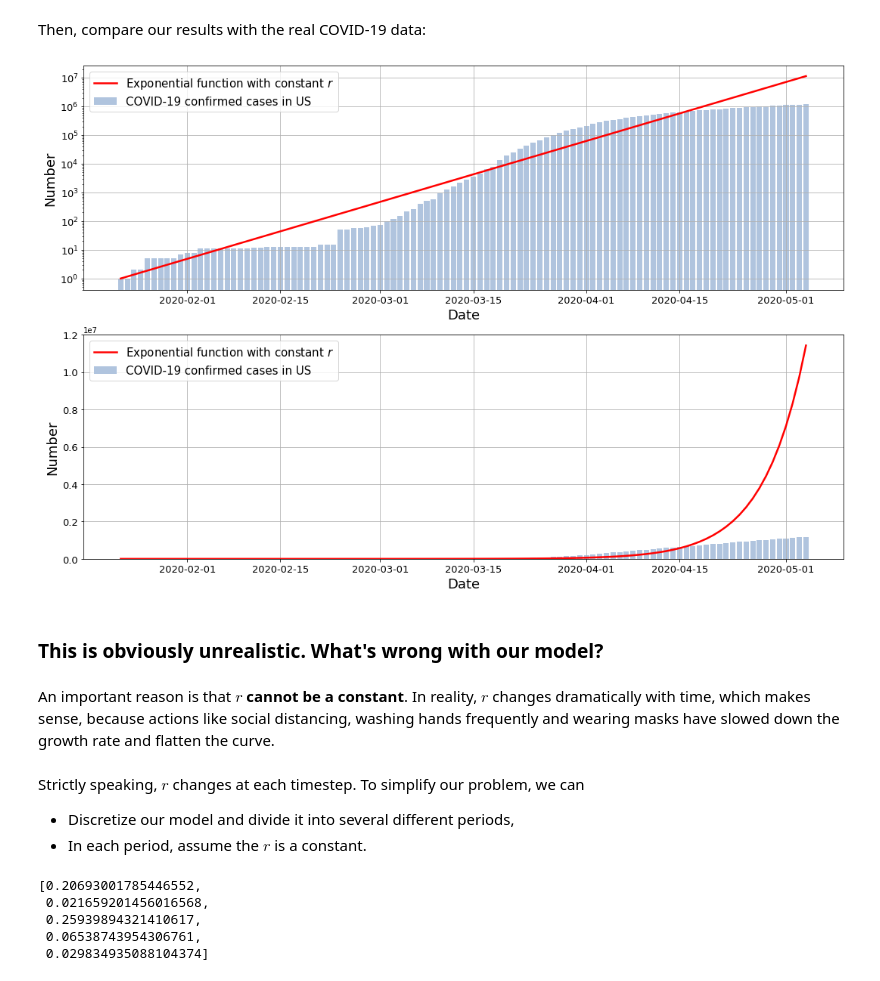
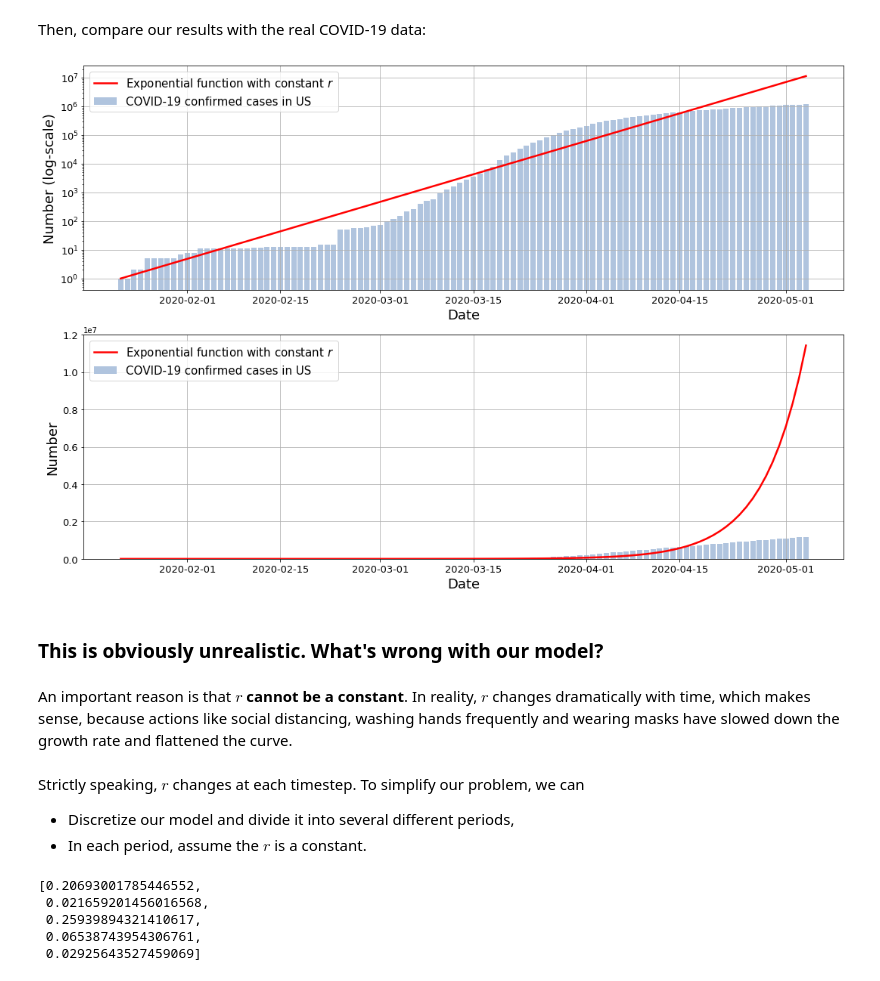
Before and after one commit to oet808/ATMENV315, a Jupyter notebook: COVID19/COVID19_exponential_growth_data_fitting.ipynb, the cells around one changed output. Saved outputs shown, nothing was run; the diff lists cells and outputs as text; code cells hidden in the pictures.

Commit message:
minor corrections made in the COVID19 exponential growth model notebook

```diff
--- a/COVID19/COVID19_exponential_growth_data_fitting.ipynb
+++ b/COVID19/COVID19_exponential_growth_data_fitting.ipynb
@@ -168,21 +166,22 @@ Then, compare our results with the real COVID-19 data:
 # %%
 fig, axes = plt.subplots(2, 1, figsize=(18,12))
 
 axes[0].set_yscale('log')
+axes[0].set_ylabel("Number (log-scale)", fontsize=18)
+axes[1].set_ylabel("Number", fontsize=18)
 for ax in axes:
     ax.bar(time, x, color='lightsteelblue', label='COVID-19 confirmed cases in ' + country)
     ax.plot(time, N, color='r', linewidth=2.5, label='Exponential function with constant $r$')
     ax.set_xlabel("Date", fontsize=18)
-    ax.set_ylabel("Number", fontsize=18)
     ax.legend(fontsize=15)
     ax.tick_params(axis='both', which='major', labelsize=13)
     ax.grid()
 # %% [output]
-[figure, old version]
+[figure, new version]
 # %% [markdown]
 ### This is obviously unrealistic. What's wrong with our model?
 # %% [markdown]
-An important reason is that **$r$ cannot be a constant**. In reality, $r$ changes dramatically with time, which makes sense, because actions like social distancing, washing hands frequently and wearing masks have slowed down the growth rate and flatten the curve.
+An important reason is that **$r$ cannot be a constant**. In reality, $r$ changes dramatically with time, which makes sense, because actions like social distancing, washing hands frequently and wearing masks have slowed down the growth rate and flattened the curve.
 # %% [markdown]
 Strictly speaking, $r$ changes at each timestep. To simplify our problem, we can
 - Discretize our model and divide it into several different periods,
@@ -218,7 +217,7 @@ r4,t4 = find_r(find_index(2020,4,1), find_index(2020,4,20))
 N4 = N3[-1]*np.exp(r4*t4)
 r.append(r4)
 
-r5,t5 = find_r(find_index(2020,4,20), find_index(2020,5,3))
+r5,t5 = find_r(find_index(2020,4,20), find_index(2020,5,4))
 N5 = N4[-1]*np.exp(r5*t5)
 r.append(r5)
 r
@@ -227,7 +226,7 @@ r
  0.021659201456016568,
  0.25939894321410617,
  0.06538743954306761,
- 0.029834935088104374]
+ 0.02925643527459069]
 # %%
 fig, axes = plt.subplots(2, 1, figsize=(18,12))
 
```
Also changed, not shown: parts of 5 cells of this notebook.
